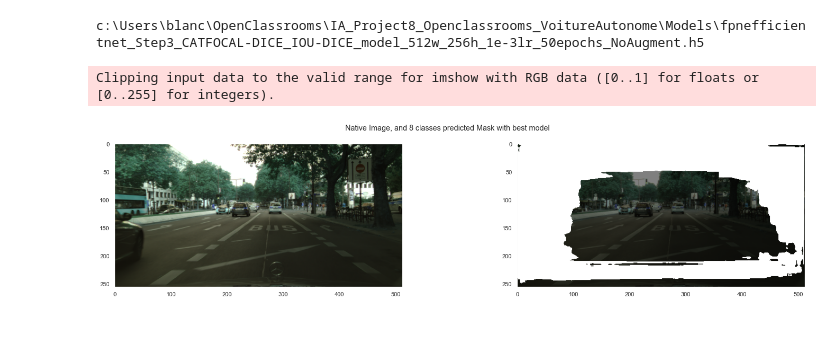
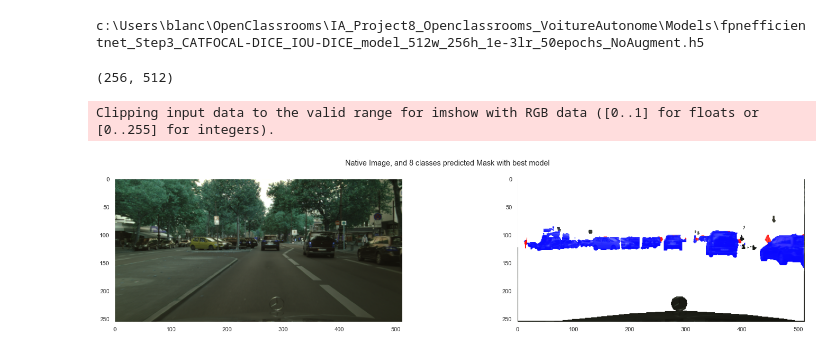
Before and after one commit to blanchonnicolas/IA_VoitureAutonome, a Jupyter notebook: Model_UNET.ipynb, the cells around one changed output. Drawn from its saved outputs; the diff is of its cells as text; code cells hidden in the pictures.

Commit message:
Models compared, Notebook cleared, visualisation plot fixed

```diff
--- a/Model_UNET.ipynb
+++ b/Model_UNET.ipynb
@@ -142,7 +176,7 @@ Voici ci-dessous quelques détails sur notre modèle UNET : (Voir fichier de fon
  - **La Sortie :** Dernière couche de convolution, avec fonction d'activation softmax pour classifier chaque pixel sur 8 classes
 # %%
 
-n_filters = 32 #Variable used in Neural Network Convolutions steps
+n_filters = 64 #Variable used in Neural Network Convolutions steps
 nb_class = 8
 #Load model architecture
 model_test = build_unet_block((resize_height, resize_width, 3), nb_class, n_filters)
@@ -196,8 +230,8 @@ metrics = [sm.metrics.FScore(), sm.metrics.IOUScore()] #Métriques = Choix final
 #loss_function = sm.losses.DiceLoss()           #Loss = Etape 2
 #loss_function = sm.losses.CategoricalFocalLoss()#Loss = Etape 2
 
-loss_function = (0.5 * sm.losses.CategoricalFocalLoss()) + sm.losses.DiceLoss()    #Loss Combination = Choix final
-#loss_function = (0.5 * sm.losses.CategoricalCELoss()) + sm.losses.DiceLoss()       #Loss Combination
+#loss_function = (0.5 * sm.losses.CategoricalFocalLoss()) + sm.losses.DiceLoss()    #Loss Combination = Choix final
+loss_function = (0.5 * sm.losses.CategoricalCELoss()) + sm.losses.DiceLoss()       #Loss Combination
 #loss_function = (0.5 * sm.losses.CategoricalCELoss()) + sm.losses.JaccardLoss()    #Loss Combination   === A FAIRE
 #loss_function = sm.losses.cce_jaccard_loss # = categorical_crossentropy + jaccard_loss #Loss Combination   === A FAIRE
 #loss_function = sm.losses.categorical_focal_dice_loss # = categorical_focal_loss + dice_loss   #Loss Combination   === A FAIRE
@@ -598,9 +633,9 @@ Ici, nous allons utiliser les backbones contenant les poids pré-entrainés ([Vo
 # %%
 # Data Loader preparation
 n_sample = None #500 #Pour les tests, nous limitons le jeu de données à 20 images
-batch_size = 2 #Pour les tests, nous limitons le batch_size à 2 images
-resize_width = 512
-resize_height = 256
+batch_size = 5 #Pour les tests, nous limitons le batch_size à 2 images
+resize_width = 256
+resize_height = 128
 # Declare an augmentation pipeline
 augmentation = None
 
@@ -608,14 +643,15 @@ augmentation = None
 train_generators = GeneratorCitySpace(clean_df, n_sample, batch_size, resize_width, resize_height, 'train', augmentation)
 val_generators = GeneratorCitySpace(clean_df, n_sample, batch_size, resize_width, resize_height, 'val', augmentation)
 val1_generators = GeneratorCitySpace(clean_df, n_sample, batch_size, 288, 144, 'val', augmentation)
-val2_generators = GeneratorCitySpace(clean_df, n_sample, batch_size, 512, 256, 'val', augmentation)
+val2_generators = GeneratorCitySpace(clean_df, n_sample, 2, 512, 256, 'val', augmentation)
 
-test_generators = GeneratorCitySpace(clean_df, n_sample, batch_size, 512, 256, 'test', augmentation)
+test_generators = GeneratorCitySpace(clean_df, n_sample, 2, 512, 256, 'test', augmentation)
 # %%
 # Define Metrics
 metrics = [sm.metrics.FScore(), sm.metrics.IOUScore()] #Métriques = Choix final = Mesures de 2 métriques
 # Define Loss function
-loss_function = (0.5 * sm.losses.CategoricalFocalLoss()) + sm.losses.DiceLoss()
+#loss_function = (0.5 * sm.losses.CategoricalFocalLoss()) + sm.losses.DiceLoss()
+loss_function = (0.5 * sm.losses.CategoricalCELoss()) + sm.losses.DiceLoss()
 # Define optimizer
 learning_rate = 1e-4 #Nous reduisons le LR, afin d'éviter le surapprentissage, et les instabilité de la Loss
 optim = keras.optimizers.Adam(learning_rate)
@@ -1022,48 +1060,47 @@ final_model = keras.models.load_model(model_path_name, compile=False)
 # %%
+color_map = {
+    '0': [0,0,0],
+    '1': [128,64,128],
+    '2': [70,70,70],
+    '3': [250,170,30],
+    '4': [107,142,35],
+    '5': [70,130,180],
+    '6': [255,0,0],
+    '7': [0,0,255]
+    }
+
 # Select batch id and picture id from batch
-picture_id = 0
+picture_id = 1
 batch_id = 0
+alpha = 0.5
 
-def predict_display_mask_from_batch(generator, batch_id, picture_id):
-    alpha = 0.5
-    image = generator[batch_id][0][picture_id]
-    dims = image.shape
-    w = cv2.resize(image, (512, 256))
-    w = w/255
-    x = np.expand_dims(w, axis=0)
-    z = final_model.predict(x)
-    z = z[0]
-    z = cv2.resize(z, (dims[1], dims[0]))
-    y = np.argmax(z, axis=2)
+# Use test dataset to generate masks from batch_generator images, using trained model
+masks = final_model.predict(test_generators[batch_id],verbose=0) #(np.expand_dims(img, axis=0), verbose=0)
+# Convert One hot encoded mask, to int from 0 to 7
+mask = np.argmax(masks[picture_id], axis=2).astype(np.uint8)
+image = test_generators[batch_id][0][picture_id]
+print(mask.shape)
+color_mask = image.copy()
+for i in range(mask.shape[0]): #mask.shape[0]
+    for j in range(mask.shape[1]): #mask.shape[1]
+        #print(color_map[str(mask[i, j])])
+        color_mask[i, j] = color_map[str(mask[i, j])]
+color_mask = cv2.addWeighted(image, alpha, color_mask, 1-alpha, 0, mask)
 
-    mask = image.copy()
-    for i in range(dims[0]):
-        for j in range(dims[1]):
-            mask[i, j] = color_map[str(y[i, j])]
-    mask = cv2.addWeighted(image, alpha, mask, 1-alpha, 0, mask)
-    return mask
-
-
-# # Use test dataset to generate masks from batch_generator images, using trained model
-# masks = final_model.predict(test_generators[batch_id],verbose=0) #(np.expand_dims(img, axis=0), verbose=0)
-# # Convert One hot encoded mask, to int from 0 to 7
-# mask = np.argmax(masks[picture_id], axis=2).astype(np.uint8)
-# image = test_generators[batch_id][0][picture_id]
-mask = predict_display_mask_from_batch(test_generators, batch_id, picture_id)
-image = test_generators[batch_id][0][picture_id]
 plt.figure(figsize=(25, 5))
 plt.subplots_adjust(hspace=0.5)
 plt.subplot(120 + 1 + 0)
 plt.grid(False)
 plt.imshow(image)
 plt.subplot(120 + 1 + 1)
-plt.imshow(mask)
+plt.imshow(color_mask)
 plt.grid(False)
 plt.suptitle(f'Native Image, and 8 classes predicted Mask with best model')
 plt.show()
 # %% [output]
-Clipping input data to the valid range for imshow with RGB data ([0..1] for floats or [0..255] for integers).
+(256, 512)
+Clipping input data to the valid range for imshow with RGB data ([0..1] for floats or [0..255] for integers).
-[figure, old version]
+[figure, new version]
 # %%
 color_map = {
     '0': [0,0,0],
```
Also changed, not shown: parts of 33 cells of this notebook.
